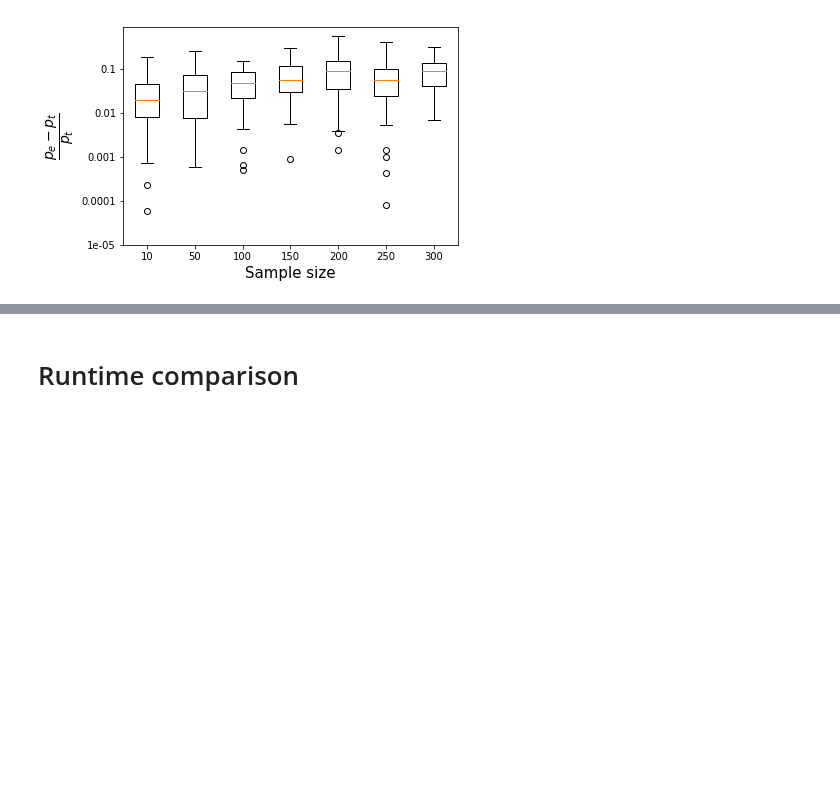
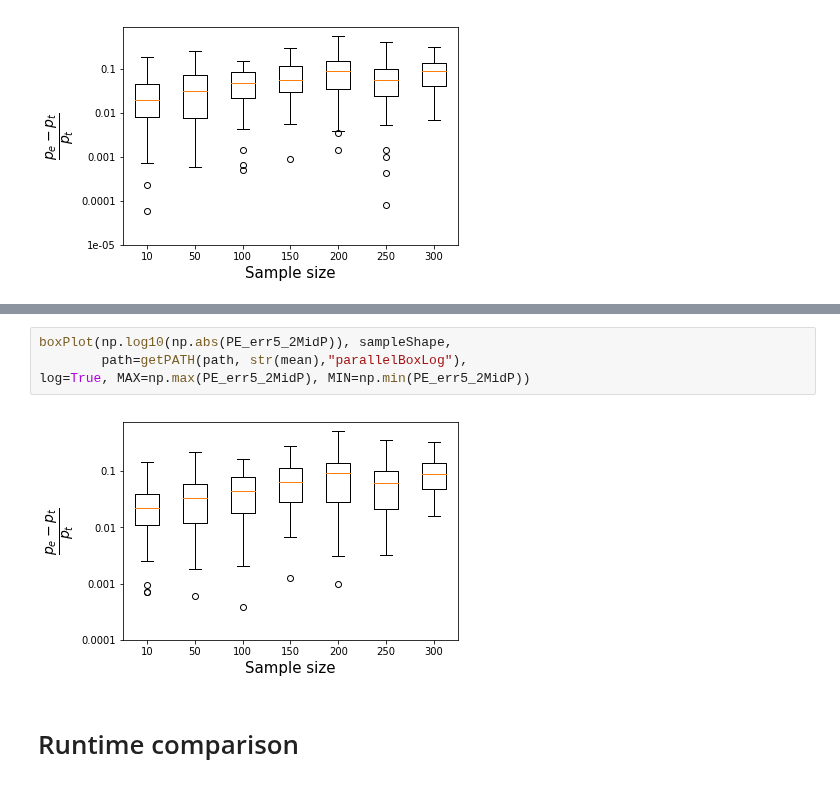
Before and after one commit to statisticalbiotechnology/parallelPermutationTest, a Jupyter notebook: Comparison 2 Parallelized vs Fast approximation.ipynb, the cells around one changed output, grey strips where cells are left out. Drawn from its saved outputs; the diff is of its cells as text; blank space fills up the shorter version.

```diff
--- a/Comparison 2 Parallelized vs Fast approximation.ipynb
+++ b/Comparison 2 Parallelized vs Fast approximation.ipynb
@@ -227,3 +237,9 @@ log=True, MAX=np.max(PE_err5_2), MIN=np.min(PE_err5_2))
+# %%
+boxPlot(np.log10(np.abs(PE_err5_2MidP)), sampleShape,
+        path=getPATH(path, str(mean),"parallelBoxLog"),
+log=True, MAX=np.max(PE_err5_2MidP), MIN=np.min(PE_err5_2MidP))
+# %% [output]
+[figure, added]
 # %% [markdown]
 # Runtime comparison
 # %%
```
Also changed, not shown: parts of 36 cells of this notebook, 21 other files.
